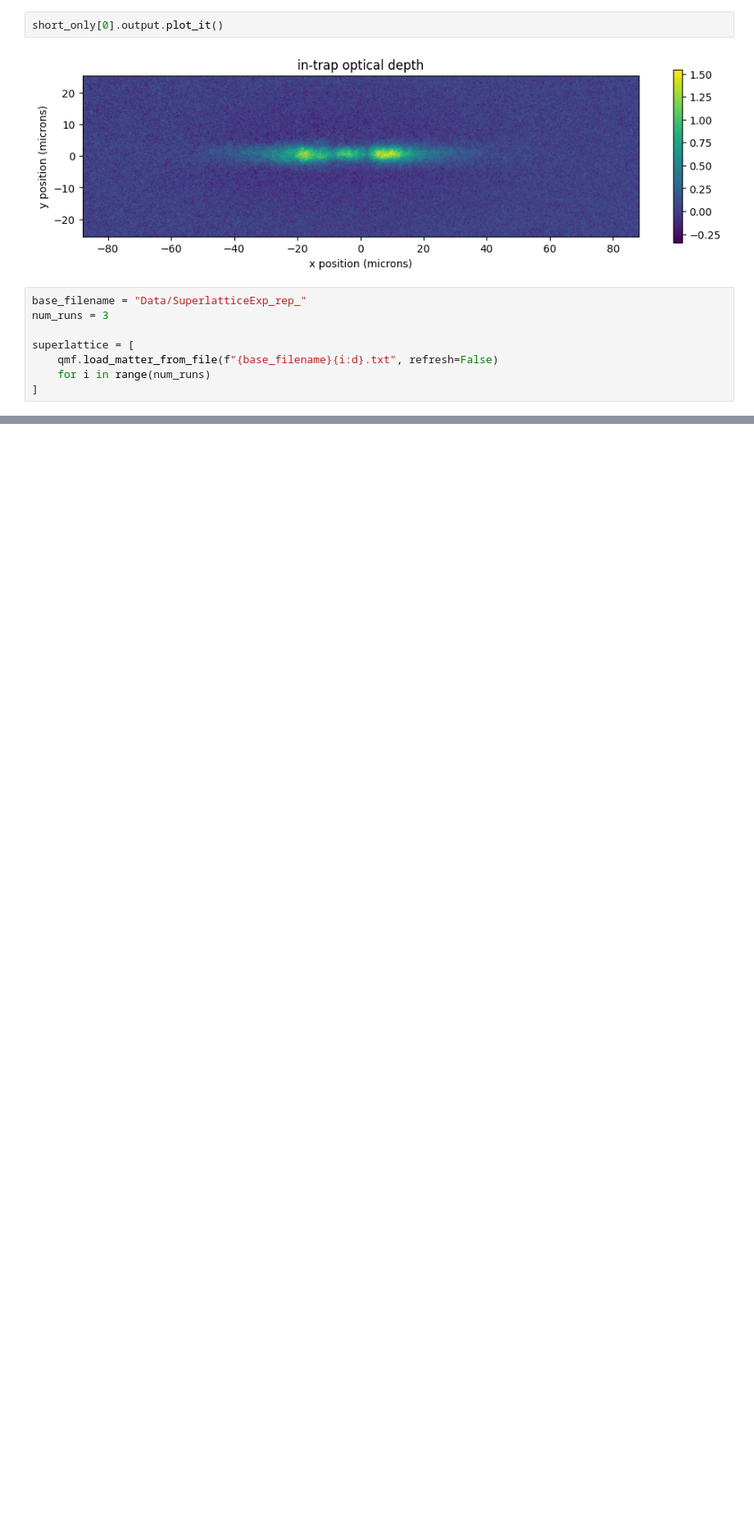
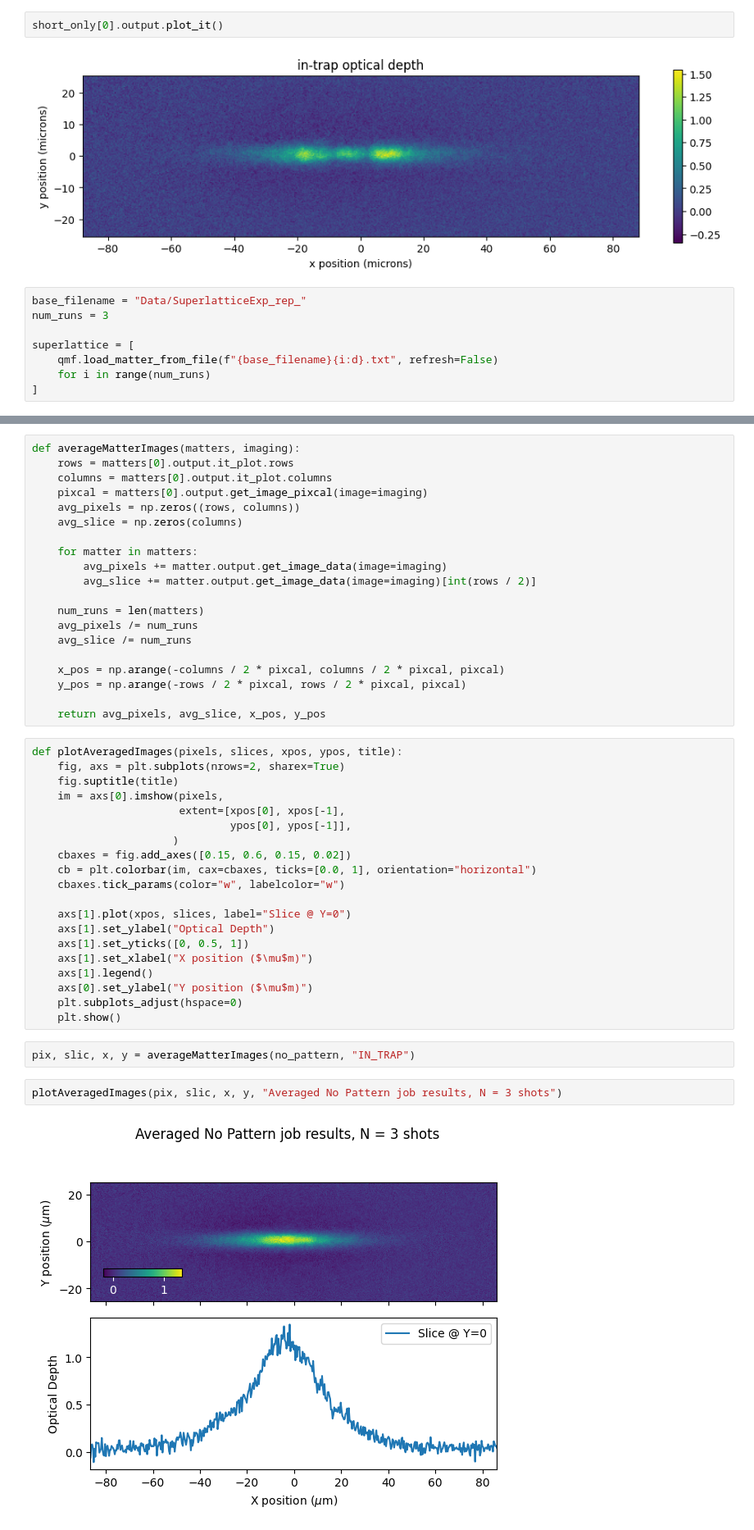
Before and after one commit to JoshDumo/BEConOqtant, a Jupyter notebook: Superlattice/PatternedLoading/DataAnalysis.ipynb, the cells around one changed output, grey strips where cells are left out. Shown at 82% size. Cells and saved outputs as stored; diff of their text form; blank space fills up the shorter version.

```diff
--- a/Superlattice/PatternedLoading/DataAnalysis.ipynb
+++ b/Superlattice/PatternedLoading/DataAnalysis.ipynb
@@ -70,0 +71,46 @@ superlattice[0].output.plot_it()
+# %%
+def averageMatterImages(matters, imaging):
+    rows = matters[0].output.it_plot.rows
+    columns = matters[0].output.it_plot.columns
+    pixcal = matters[0].output.get_image_pixcal(image=imaging)
+    avg_pixels = np.zeros((rows, columns))
+    avg_slice = np.zeros(columns)
+
+    for matter in matters:
+        avg_pixels += matter.output.get_image_data(image=imaging)
+        avg_slice += matter.output.get_image_data(image=imaging)[int(rows / 2)]
+
+    num_runs = len(matters)
+    avg_pixels /= num_runs
+    avg_slice /= num_runs
+
+    x_pos = np.arange(-columns / 2 * pixcal, columns / 2 * pixcal, pixcal)
+    y_pos = np.arange(-rows / 2 * pixcal, rows / 2 * pixcal, pixcal)
+
+    return avg_pixels, avg_slice, x_pos, y_pos
+# %%
+def plotAveragedImages(pixels, slices, xpos, ypos, title):
+    fig, axs = plt.subplots(nrows=2, sharex=True)
+    fig.suptitle(title)
+    im = axs[0].imshow(pixels,
+                       extent=[xpos[0], xpos[-1],
+                               ypos[0], ypos[-1]],
+                      )
+    cbaxes = fig.add_axes([0.15, 0.6, 0.15, 0.02])
+    cb = plt.colorbar(im, cax=cbaxes, ticks=[0.0, 1], orientation="horizontal")
+    cbaxes.tick_params(color="w", labelcolor="w")
+
+    axs[1].plot(xpos, slices, label="Slice @ Y=0")
+    axs[1].set_ylabel("Optical Depth")
+    axs[1].set_yticks([0, 0.5, 1])
+    axs[1].set_xlabel("X position ($\mu$m)")
+    axs[1].legend()
+    axs[0].set_ylabel("Y position ($\mu$m)")
+    plt.subplots_adjust(hspace=0)
+    plt.show()
+# %%
+pix, slic, x, y = averageMatterImages(no_pattern, "IN_TRAP")
+# %%
+plotAveragedImages(pix, slic, x, y, "Averaged No Pattern job results, N = 3 shots")
+# %% [output]
+[figure, added]
```
Also changed, not shown: parts of 7 cells of this notebook.
